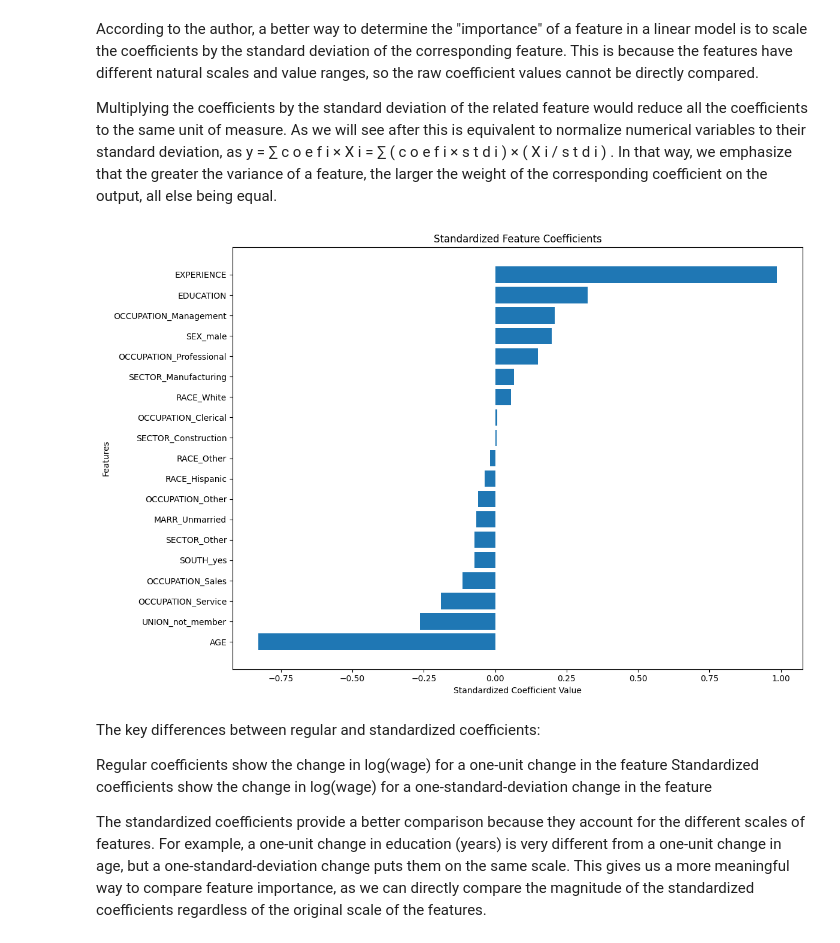
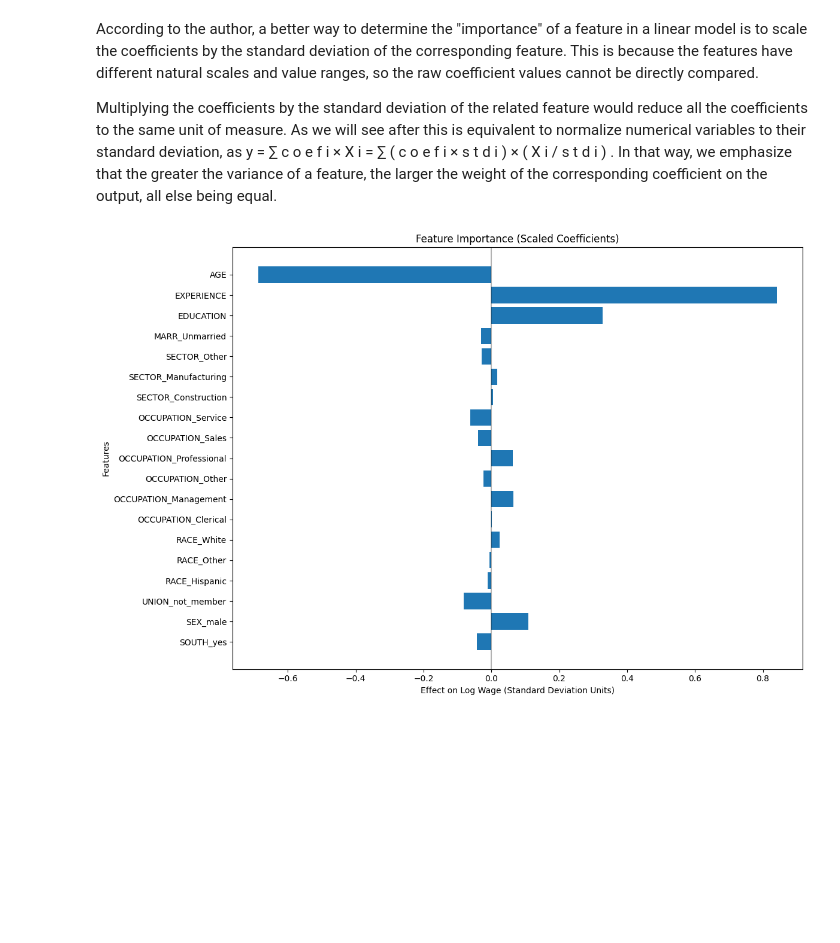
Before and after one commit to TheophilusG/DataBootcamp, a Jupyter notebook: Regression.ipynb, the cells around one changed output. Cells and saved outputs as stored; diff of their text form; code cells hidden in the pictures; blank space fills up the shorter version.

```diff
--- a/Regression.ipynb
+++ b/Regression.ipynb
@@ -387,18 +362,62 @@ standardized_coef_df = pd.DataFrame({
-# %%
-plt.figure(figsize=(12, 8))
-plt.barh(y=standardized_coef_df['Feature'], width=standardized_coef_df['Standardized_Coefficient'])
-plt.title('Standardized Feature Coefficients')
-plt.xlabel('Standardized Coefficient Value')
-plt.ylabel('Features')
-plt.tight_layout()
-plt.show()
-# %% [output]
-[figure, removed]
-# %% [markdown]
-The key differences between regular and standardized coefficients:
-
-Regular coefficients show the change in log(wage) for a one-unit change in the feature
-Standardized coefficients show the change in log(wage) for a one-standard-deviation change in the feature
-
-The standardized coefficients provide a better comparison because they account for the different scales of features. For example, a one-unit change in education (years) is very different from a one-unit change in age, but a one-standard-deviation change puts them on the same scale.
-This gives us a more meaningful way to compare feature importance, as we can directly compare the magnitude of the standardized coefficients regardless of the original scale of the features.
+# %%
+import pandas as pd
+import numpy as np
+from sklearn.preprocessing import OneHotEncoder
+from sklearn.compose import make_column_transformer
+from sklearn.linear_model import LinearRegression
+import matplotlib.pyplot as plt
+
+
+categorical_features = ['SOUTH', 'SEX', 'UNION', 'RACE', 'OCCUPATION', 'SECTOR', 'MARR']
+numeric_features = ['EDUCATION', 'EXPERIENCE', 'AGE']
+
+
+preprocessor = make_column_transformer(
+    (OneHotEncoder(drop='if_binary', sparse_output=False), categorical_features),
+    remainder='passthrough'
+)
+
+
+X = df.drop('WAGE', axis=1)
+y = np.log(df['WAGE'])  # Log transform wages
+
+
+X_encoded = preprocessor.fit_transform(X)
+
+
+feature_names = (
+    preprocessor.named_transformers_['onehotencoder'].get_feature_names_out(categorical_features).tolist() +
+    numeric_features
+)
+
+
+model = LinearRegression()
+model.fit(X_encoded, y)
+
+# Calculate standard deviations for each feature
+feature_stds = X_encoded.std(axis=0)
+
+# Calculate scaled coefficients
+scaled_coefficients = model.coef_ * feature_stds
+
+# Create DataFrame with both raw and scaled coefficients
+coefficient_df = pd.DataFrame({
+    'Feature': feature_names,
+    'Raw_Coefficient': model.coef_,
+    'Feature_StdDev': feature_stds,
+    'Scaled_Coefficient': scaled_coefficients
+})
+
+
+
+plt.figure(figsize=(12, 8))
+plt.barh(range(len(coefficient_df)), coefficient_df['Scaled_Coefficient'])
+plt.yticks(range(len(coefficient_df)), coefficient_df['Feature'])
+plt.title('Feature Importance (Scaled Coefficients)')
+plt.xlabel('Effect on Log Wage (Standard Deviation Units)')
+plt.ylabel('Features')
+plt.axvline(x=0, color='black', linestyle='-', alpha=0.3)
+plt.tight_layout()
+plt.show()
+# %% [output]
+[figure, added]
```
Also changed, not shown: parts of 9 cells of this notebook.
